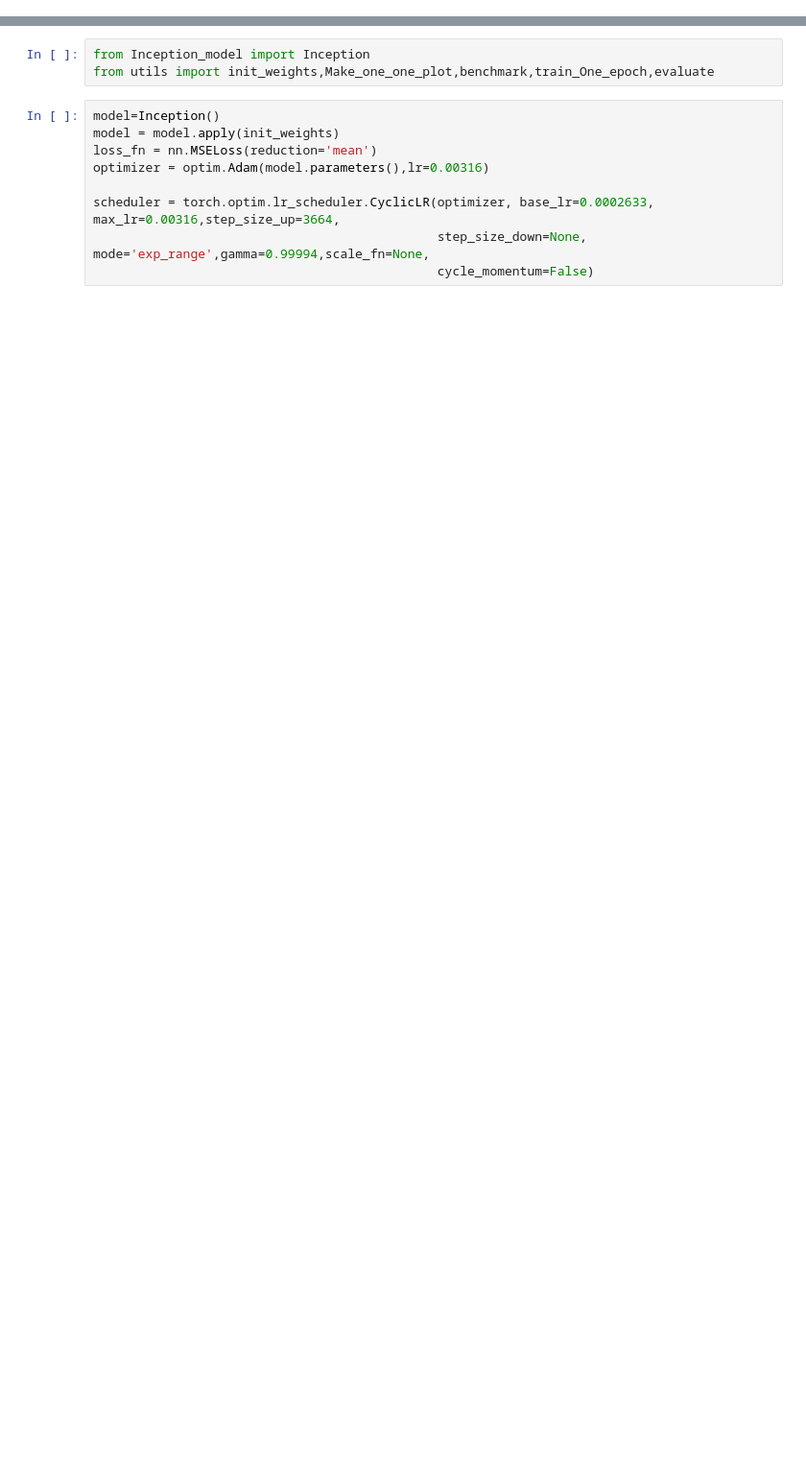
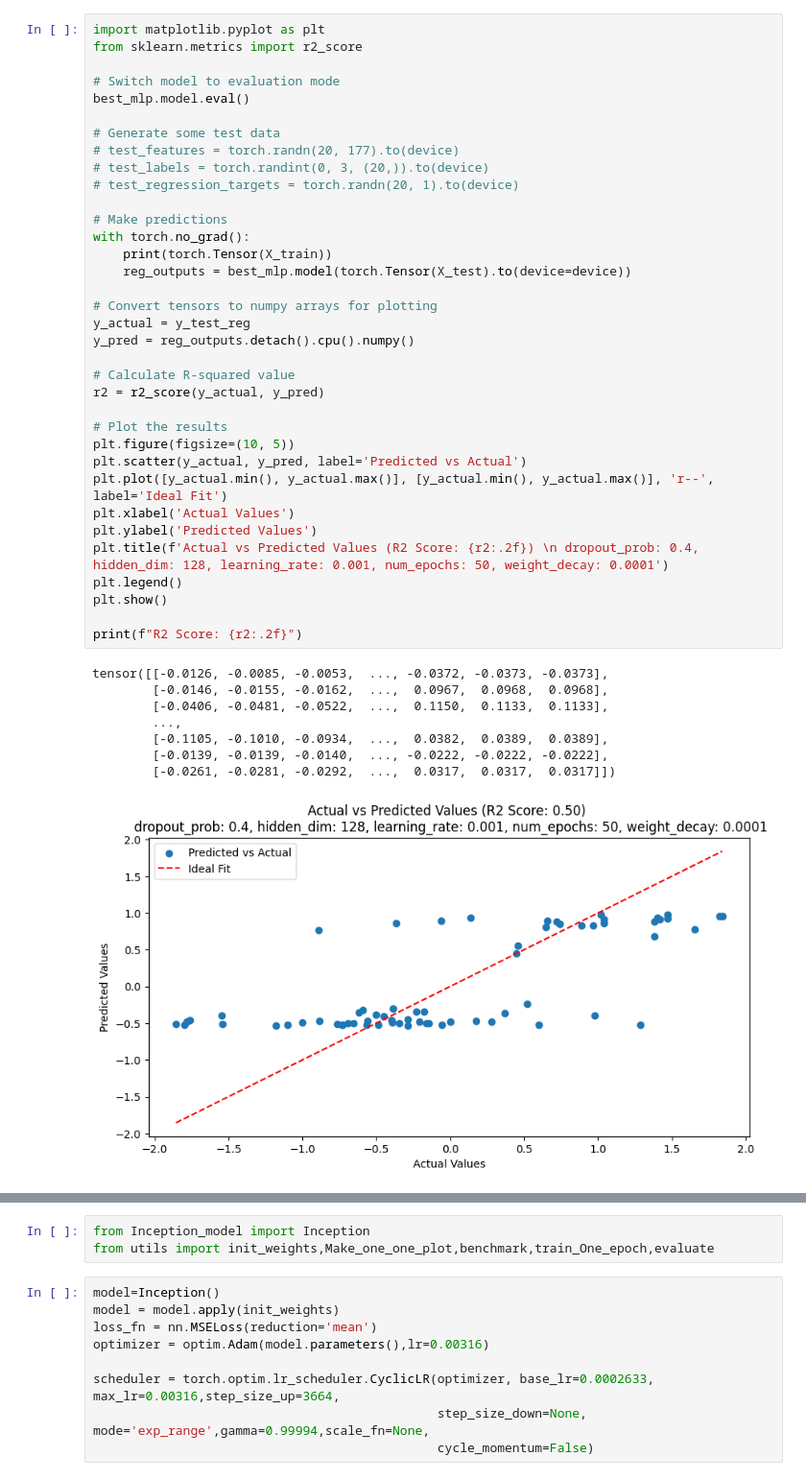
Before and after one commit to hasiburniloy/blueberry, a Jupyter notebook: new.ipynb, the cells around one changed output, grey strips where cells are left out. Shown at 96% size. Saved outputs shown, nothing was run; the diff lists cells and outputs as text; blank space fills up the shorter version.

```diff
--- a/new.ipynb
+++ b/new.ipynb
@@ -536,0 +1132,44 @@ RuntimeError: Trying to backward through the graph a second time (or directly ac
+# %%
+import matplotlib.pyplot as plt
+from sklearn.metrics import r2_score
+
+# Switch model to evaluation mode
+best_mlp.model.eval()
+
+# Generate some test data
+# test_features = torch.randn(20, 177).to(device)
+# test_labels = torch.randint(0, 3, (20,)).to(device)
+# test_regression_targets = torch.randn(20, 1).to(device)
+
+# Make predictions
+with torch.no_grad():
+    print(torch.Tensor(X_train))
+    reg_outputs = best_mlp.model(torch.Tensor(X_test).to(device=device))
+
+# Convert tensors to numpy arrays for plotting
+y_actual = y_test_reg
+y_pred = reg_outputs.detach().cpu().numpy()
+
+# Calculate R-squared value
+r2 = r2_score(y_actual, y_pred)
+
+# Plot the results
+plt.figure(figsize=(10, 5))
+plt.scatter(y_actual, y_pred, label='Predicted vs Actual')
+plt.plot([y_actual.min(), y_actual.max()], [y_actual.min(), y_actual.max()], 'r--', label='Ideal Fit')
+plt.xlabel('Actual Values')
+plt.ylabel('Predicted Values')
+plt.title(f'Actual vs Predicted Values (R2 Score: {r2:.2f}) \n dropout_prob: 0.4, hidden_dim: 128, learning_rate: 0.001, num_epochs: 50, weight_decay: 0.0001')
+plt.legend()
+plt.show()
+
+print(f"R2 Score: {r2:.2f}")
+# %% [output]
+tensor([[-0.0126, -0.0085, -0.0053,  ..., -0.0372, -0.0373, -0.0373],
+        [-0.0146, -0.0155, -0.0162,  ...,  0.0967,  0.0968,  0.0968],
+        [-0.0406, -0.0481, -0.0522,  ...,  0.1150,  0.1133,  0.1133],
+        ...,
+        [-0.1105, -0.1010, -0.0934,  ...,  0.0382,  0.0389,  0.0389],
+        [-0.0139, -0.0139, -0.0140,  ..., -0.0222, -0.0222, -0.0222],
+        [-0.0261, -0.0281, -0.0292,  ...,  0.0317,  0.0317,  0.0317]])
+[figure, added]
```
Also changed, not shown: parts of 33 cells of this notebook, 5 other files.
